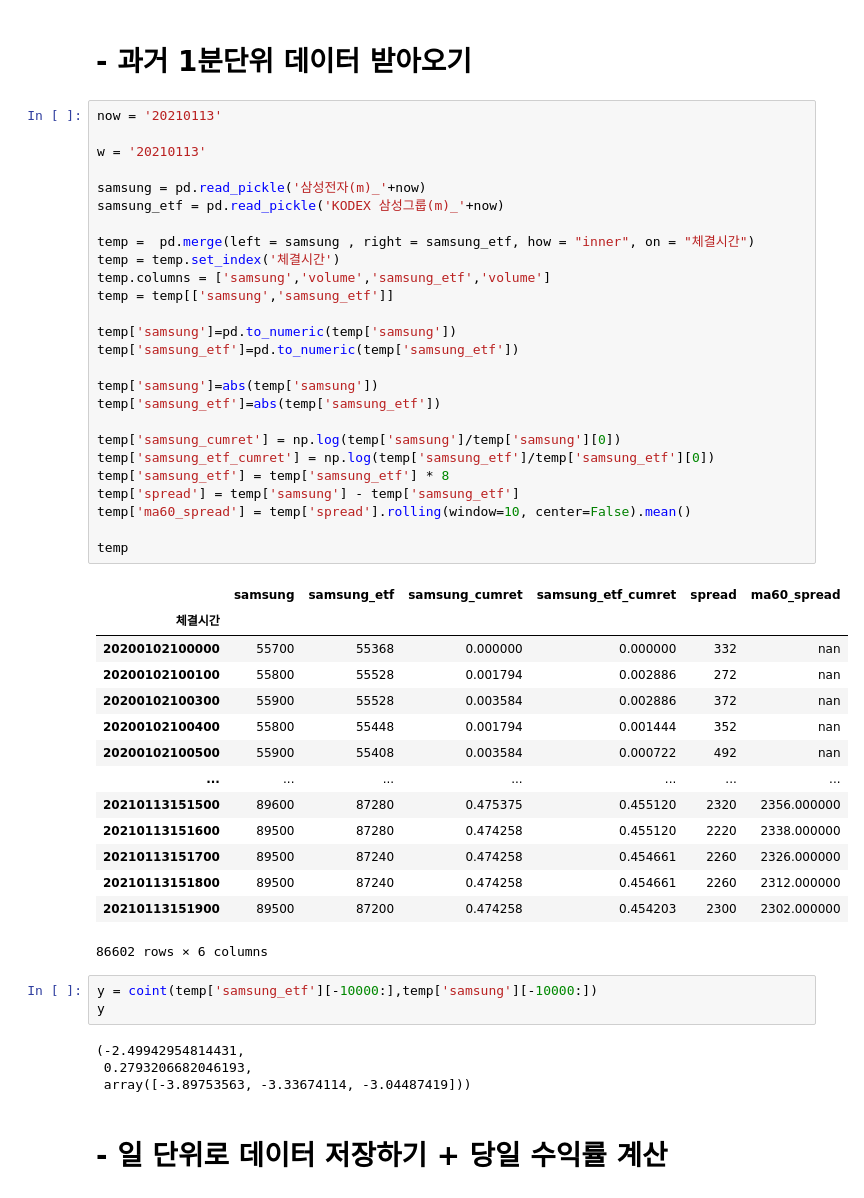
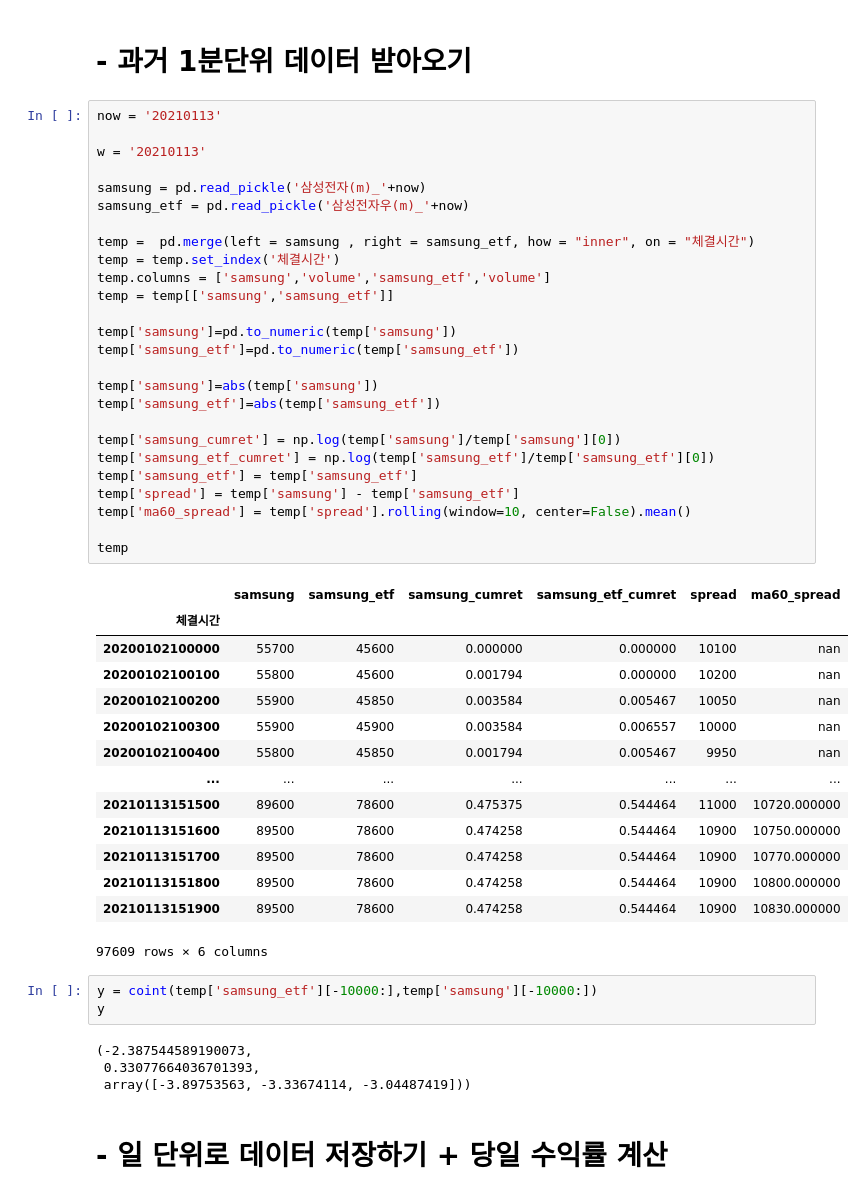
Before and after one commit to hyungchanchoi/AlgorithmTrading_pykiwoom, a Jupyter notebook: data analysis/_samsung_kodex_samsung_analy.ipynb, the cells around one changed output. Cells and saved outputs as stored; diff of their text form.

```diff
--- a/data analysis/_samsung_kodex_samsung_analy.ipynb
+++ b/data analysis/_samsung_kodex_samsung_analy.ipynb
@@ -34,50 +36,50 @@ def one_day(temp,test_day):
 # %%
 now = '20210113'
 
 w = '20210113'
 
 samsung = pd.read_pickle('삼성전자(m)_'+now)
-samsung_etf = pd.read_pickle('KODEX 삼성그룹(m)_'+now)
+samsung_etf = pd.read_pickle('삼성전자우(m)_'+now)
 
 temp =  pd.merge(left = samsung , right = samsung_etf, how = "inner", on = "체결시간")
 temp = temp.set_index('체결시간')
 temp.columns = ['samsung','volume','samsung_etf','volume']
 temp = temp[['samsung','samsung_etf']]
 
 temp['samsung']=pd.to_numeric(temp['samsung'])
 temp['samsung_etf']=pd.to_numeric(temp['samsung_etf'])
 
 temp['samsung']=abs(temp['samsung'])
 temp['samsung_etf']=abs(temp['samsung_etf'])
 
 temp['samsung_cumret'] = np.log(temp['samsung']/temp['samsung'][0])
 temp['samsung_etf_cumret'] = np.log(temp['samsung_etf']/temp['samsung_etf'][0])
-temp['samsung_etf'] = temp['samsung_etf'] * 8
+temp['samsung_etf'] = temp['samsung_etf']
 temp['spread'] = temp['samsung'] - temp['samsung_etf']
 temp['ma60_spread'] = temp['spread'].rolling(window=10, center=False).mean()
 
 temp
 # %% [output]
 |  | samsung | samsung_etf | samsung_cumret | samsung_etf_cumret | spread | ma60_spread |
 | 체결시간 |  |  |  |  |  |  |
-| 20200102100000 | 55700 | 55368 | 0.000000 | 0.000000 | 332 | nan |
-| 20200102100100 | 55800 | 55528 | 0.001794 | 0.002886 | 272 | nan |
-| 20200102100300 | 55900 | 55528 | 0.003584 | 0.002886 | 372 | nan |
-| 20200102100400 | 55800 | 55448 | 0.001794 | 0.001444 | 352 | nan |
-| 20200102100500 | 55900 | 55408 | 0.003584 | 0.000722 | 492 | nan |
+| 20200102100000 | 55700 | 45600 | 0.000000 | 0.000000 | 10100 | nan |
+| 20200102100100 | 55800 | 45600 | 0.001794 | 0.000000 | 10200 | nan |
+| 20200102100200 | 55900 | 45850 | 0.003584 | 0.005467 | 10050 | nan |
+| 20200102100300 | 55900 | 45900 | 0.003584 | 0.006557 | 10000 | nan |
+| 20200102100400 | 55800 | 45850 | 0.001794 | 0.005467 | 9950 | nan |
 | ... | ... | ... | ... | ... | ... | ... |
-| 20210113151500 | 89600 | 87280 | 0.475375 | 0.455120 | 2320 | 2356.000000 |
-| 20210113151600 | 89500 | 87280 | 0.474258 | 0.455120 | 2220 | 2338.000000 |
-| 20210113151700 | 89500 | 87240 | 0.474258 | 0.454661 | 2260 | 2326.000000 |
-| 20210113151800 | 89500 | 87240 | 0.474258 | 0.454661 | 2260 | 2312.000000 |
-| 20210113151900 | 89500 | 87200 | 0.474258 | 0.454203 | 2300 | 2302.000000 |
+| 20210113151500 | 89600 | 78600 | 0.475375 | 0.544464 | 11000 | 10720.000000 |
+| 20210113151600 | 89500 | 78600 | 0.474258 | 0.544464 | 10900 | 10750.000000 |
+| 20210113151700 | 89500 | 78600 | 0.474258 | 0.544464 | 10900 | 10770.000000 |
+| 20210113151800 | 89500 | 78600 | 0.474258 | 0.544464 | 10900 | 10800.000000 |
+| 20210113151900 | 89500 | 78600 | 0.474258 | 0.544464 | 10900 | 10830.000000 |
-86602 rows × 6 columns
+97609 rows × 6 columns
 # %%
 y = coint(temp['samsung_etf'][-10000:],temp['samsung'][-10000:])
 y
 # %% [output]
-(-2.49942954814431,
- 0.2793206682046193,
+(-2.387544589190073,
+ 0.33077664036701393,
  array([-3.89753563, -3.33674114, -3.04487419]))
 # %% [markdown]
 # - 일 단위로 데이터 저장하기 + 당일 수익률 계산
```
Also changed, not shown: parts of 6 cells of this notebook.
